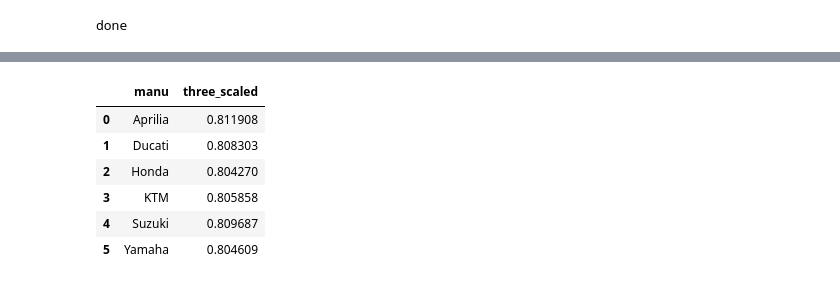
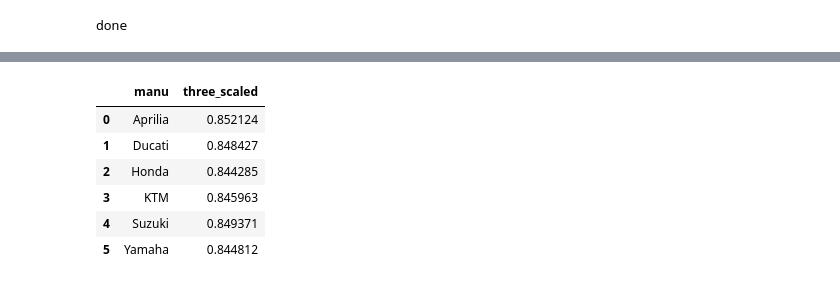
Before and after one commit to NealMaze/z-MotoGP-Analysis, a Jupyter notebook: E1_BasicAnalysisAndVisualization.ipynb, the cells around one changed output, grey strips where cells are left out. Cells and saved outputs as stored; diff of their text form; code cells hidden in the pictures.

```diff
--- a/E1_BasicAnalysisAndVisualization.ipynb
+++ b/E1_BasicAnalysisAndVisualization.ipynb
@@ -61,7 +64,7 @@ lstRnd
 # %% [output]
 8
 # %%
-files = getFiles(csvFinalDir, f"{lstYr}-MotoGP-Rnd_{lstRnd}-Result.csv")
+files = getFiles(csvFinalDir, f"{thisYr - 1}-MotoGP-Rnd_*-{thisTrk}-Result.csv")
 fullFrame = pd.read_csv(files[-1])
 lDF = fullFrame.drop(["run_num", 'index', 'month', 'day', 'f_tire', 'r_tire', 'laps_on_f', 'laps_on_r', 'f_name', 'l_name', 'nat',
                    'num_of_laps', 'avg_spd', 'start_pos', 'one_val', 'two_val', 'thr_val', 'four_val', 'lap_time',
@@ -70,14 +73,6 @@ lDF = fullFrame.drop(["run_num", 'index', 'month', 'day', 'f_tire', 'r_tire', 'l
 
 lDF = lDF.rename(columns={"fr_scaled": "four_scaled", "thr_scaled": "three_scaled"})
 
-# code is only relevent to yr 2020, rnd
-lDF = lDF[lDF.lap_scaled < .85]
-lDF = lDF[lDF.one_scaled < .7]
-lDF = lDF[lDF.two_scaled < .56]
-lDF = lDF[lDF.three_scaled < .85]
-lDF = lDF[lDF.four_scaled < .55]
-#################################################
-
 lDF = lDF[lDF["lap_scaled"].notna()]
 lDF = lDF[lDF["one_scaled"].notna()]
 lDF = lDF[lDF["two_scaled"].notna()]
@@ -88,15 +83,19 @@ print("done")
 # %% [output]
 done
 # %%
-lapNums = []
 laps = lDF.lap_num.unique()
 laps.sort()
-nlDF = lDF
-for lap in laps[:-1]: lapNums.append(lap)
+tireLaps = laps[3:]
+nlDF = lDF[lDF.lap_num > 2]
+nlDF = nlDF[nlDF.lap_scaled != 1]
+nlDF = nlDF[nlDF.one_scaled != 1]
+nlDF = nlDF[nlDF.two_scaled != 1]
+nlDF = nlDF[nlDF.three_scaled != 1]
+nlDF = nlDF[nlDF.four_scaled != 1]
 means = []
 xLaps = []
 
-for lap in lapNums:
+for lap in tireLaps:
     lapDF = nlDF.loc[nlDF["lap_num"] == lap]
     lapDF = lapDF[lapDF["lap_seconds"].notna()]
 
@@ -120,4 +134,8 @@ plt.show()
 # %%
+mpl.rc('axes', labelsize=14)
+mpl.rc('xtick', labelsize=12)
+mpl.rc('ytick', labelsize=12)
+
 ################################################################################################################################
 # get R value of the track section one
 
@@ -127,8 +145,6 @@ plt.show()
 sections = ["one", "two", "three", "four"]
 
 for sec in sections:
-    nlDF = lDF[lDF.lap_num != 1]
-
     xVals = nlDF[f"{sec}_scaled"]
     yVals = nlDF["lap_scaled"]
 
@@ -180,5 +297,8 @@ r-squared value of Section Four = 0.5295178629891191
 # %%
-nlDF = lDF[lDF.lap_num != 1]
+mpl.rc('axes', labelsize=14)
+mpl.rc('xtick', labelsize=12)
+mpl.rc('ytick', labelsize=12)
+
 sec = "four"
 
 xVals = nlDF[f"{sec}_scaled"]
@@ -205,15 +325,13 @@ r-squared value of Section Four = 0.5295178629891191
 # %%
-nlDF = lDF[lDF.lap_num != 1]
-nlDF = nlDF[nlDF.rnd != 7]
 nlDF.groupby("manu", as_index = False)["three_scaled"].mean()
 # %% [output]
 |  | manu | three_scaled |
-| 0 | Aprilia | 0.811908 |
-| 1 | Ducati | 0.808303 |
-| 2 | Honda | 0.804270 |
-| 3 | KTM | 0.805858 |
-| 4 | Suzuki | 0.809687 |
-| 5 | Yamaha | 0.804609 |
+| 0 | Aprilia | 0.852124 |
+| 1 | Ducati | 0.848427 |
+| 2 | Honda | 0.844285 |
+| 3 | KTM | 0.845963 |
+| 4 | Suzuki | 0.849371 |
+| 5 | Yamaha | 0.844812 |
 # %%
 # pd.set_option("display.max_rows", None, "display.max_columns", None)
 
```
Also changed, not shown: parts of 9 cells of this notebook, 4 other files.
